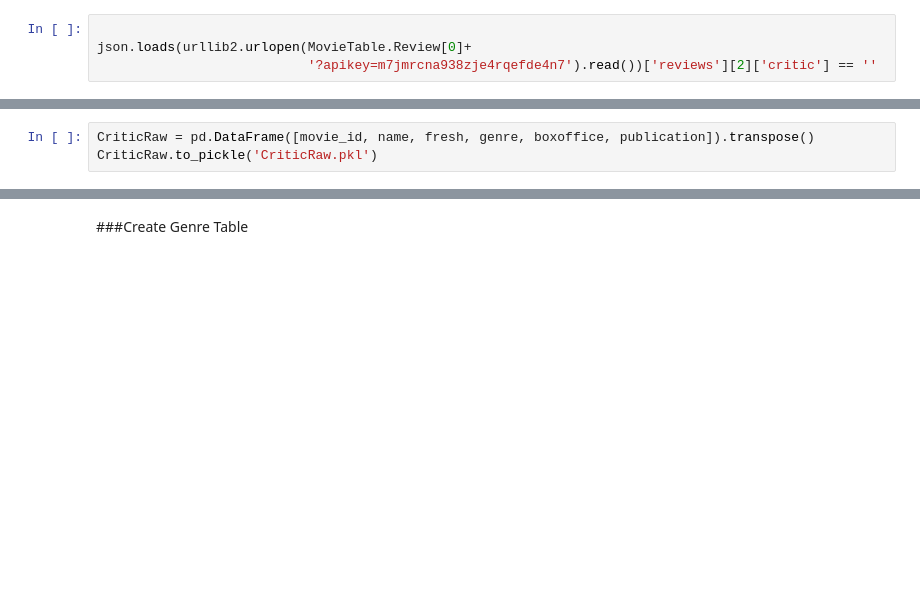
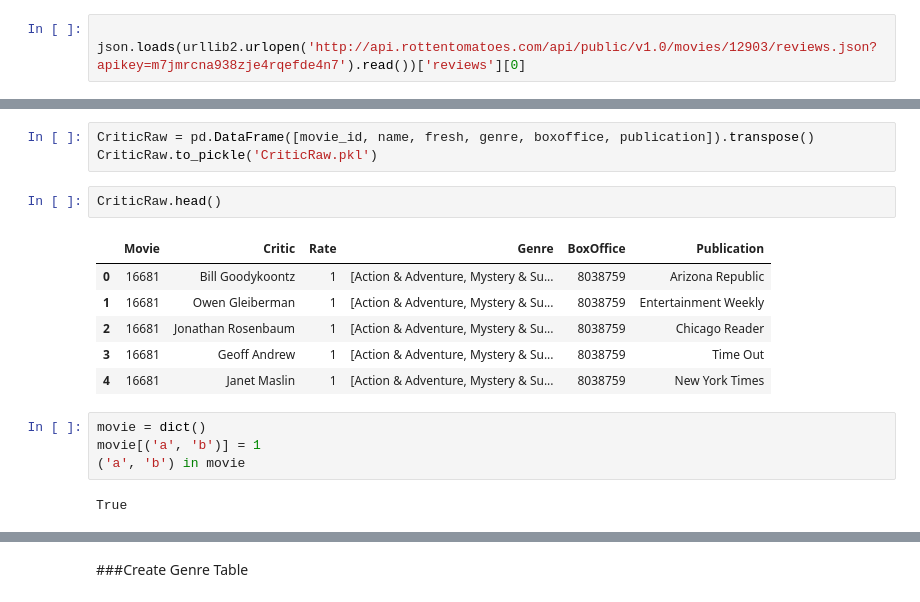
Before and after one commit to lantian2012/DataScience, a Jupyter notebook: Progress-PH.ipynb, the cells around one changed output, grey strips where cells are left out. Cells and saved outputs as stored; diff of their text form; blank space fills up the shorter version.

Commit message:
create CriticTable

```diff
--- a/Progress-PH.ipynb
+++ b/Progress-PH.ipynb
@@ -1314,5 +1319,4 @@ MovieTable = pd.read_pickle('MovieTable_Twitter_clean.pkl')
 # %%
 
-json.loads(urllib2.urlopen(MovieTable.Review[0]+
-                           '?apikey=m7jmrcna938zje4rqefde4n7').read())['reviews'][2]['critic'] == ''
+json.loads(urllib2.urlopen('http://api.rottentomatoes.com/api/public/v1.0/movies/12903/reviews.json?apikey=m7jmrcna938zje4rqefde4n7').read())['reviews'][0]
 # %% [output]
@@ -1370,3 +1379,18 @@ for i in xrange(len(MovieTable)):
 # %%
 CriticRaw = pd.DataFrame([movie_id, name, fresh, genre, boxoffice, publication]).transpose()
 CriticRaw.to_pickle('CriticRaw.pkl')
+# %%
+CriticRaw.head()
+# %% [output]
+|  | Movie | Critic | Rate | Genre | BoxOffice | Publication |
+| 0 | 16681 | Bill Goodykoontz | 1 | [Action & Adventure, Mystery & Su... | 8038759 | Arizona Republic |
+| 1 | 16681 | Owen Gleiberman | 1 | [Action & Adventure, Mystery & Su... | 8038759 | Entertainment Weekly |
+| 2 | 16681 | Jonathan Rosenbaum | 1 | [Action & Adventure, Mystery & Su... | 8038759 | Chicago Reader |
+| 3 | 16681 | Geoff Andrew | 1 | [Action & Adventure, Mystery & Su... | 8038759 | Time Out |
+| 4 | 16681 | Janet Maslin | 1 | [Action & Adventure, Mystery & Su... | 8038759 | New York Times |
+# %%
+movie = dict()
+movie[('a', 'b')] = 1
+('a', 'b') in movie
+# %% [output]
+True
```
Also changed, not shown: parts of 5 cells of this notebook.
